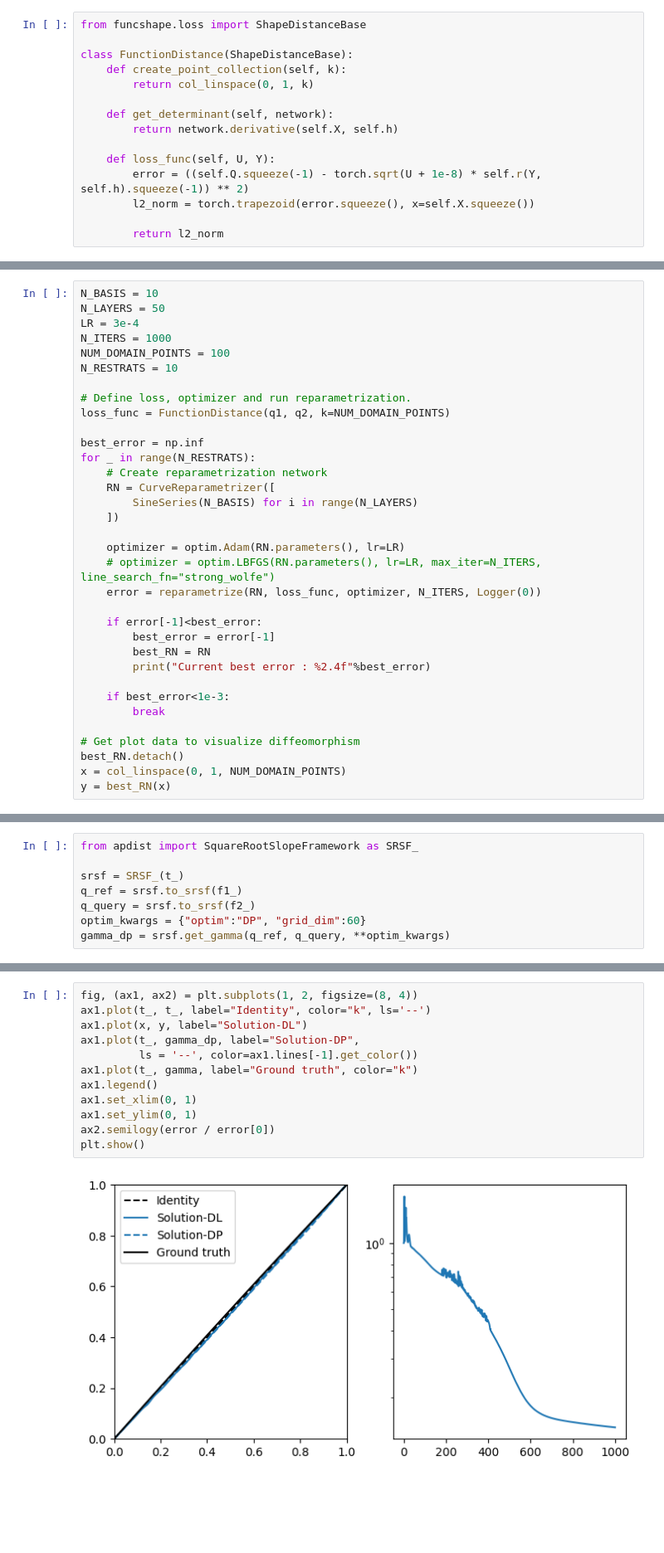
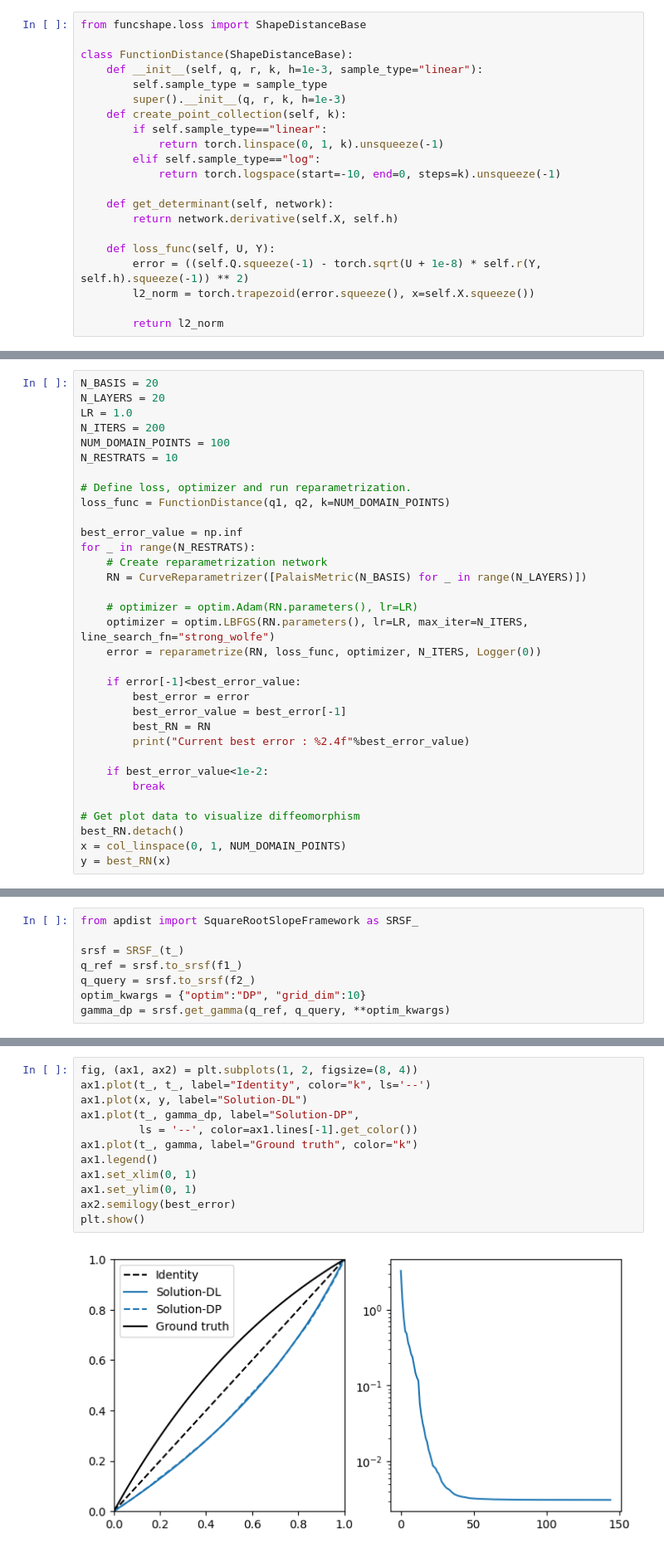
Before and after one commit to kiranvad/funcshape, a Jupyter notebook: notebooks/functions.ipynb, the cells around one changed output, grey strips where cells are left out. Shown at 83% size. Saved outputs shown, nothing was run; the diff lists cells and outputs as text; blank space fills up the shorter version.

Commit message:
add L2 and Palais metric for warping function basis

```diff
--- a/notebooks/functions.ipynb
+++ b/notebooks/functions.ipynb
@@ -128,8 +131,14 @@ plt.show()
 from funcshape.loss import ShapeDistanceBase
 
 class FunctionDistance(ShapeDistanceBase):
+    def __init__(self, q, r, k, h=1e-3, sample_type="linear"):
+        self.sample_type = sample_type
+        super().__init__(q, r, k, h=1e-3)
     def create_point_collection(self, k):
-        return col_linspace(0, 1, k)
+        if self.sample_type=="linear":
+            return torch.linspace(0, 1, k).unsqueeze(-1)
+        elif self.sample_type=="log":
+            return torch.logspace(start=-10, end=0, steps=k).unsqueeze(-1)
 
     def get_determinant(self, network):
         return network.derivative(self.X, self.h)
@@ -142,31 +216,30 @@ class FunctionDistance(ShapeDistanceBase):
 # %%
-N_BASIS = 10
-N_LAYERS = 50
-LR = 3e-4
-N_ITERS = 1000
+N_BASIS = 20
+N_LAYERS = 20
+LR = 1.0
+N_ITERS = 200
 NUM_DOMAIN_POINTS = 100
 N_RESTRATS = 10
 
 # Define loss, optimizer and run reparametrization.
 loss_func = FunctionDistance(q1, q2, k=NUM_DOMAIN_POINTS)
 
-best_error = np.inf
+best_error_value = np.inf
 for _ in range(N_RESTRATS):
     # Create reparametrization network
-    RN = CurveReparametrizer([
-        SineSeries(N_BASIS) for i in range(N_LAYERS)
-    ])
+    RN = CurveReparametrizer([PalaisMetric(N_BASIS) for _ in range(N_LAYERS)])
 
-    optimizer = optim.Adam(RN.parameters(), lr=LR)
-    # optimizer = optim.LBFGS(RN.parameters(), lr=LR, max_iter=N_ITERS, line_search_fn="strong_wolfe")
+    # optimizer = optim.Adam(RN.parameters(), lr=LR)
+    optimizer = optim.LBFGS(RN.parameters(), lr=LR, max_iter=N_ITERS, line_search_fn="strong_wolfe")
     error = reparametrize(RN, loss_func, optimizer, N_ITERS, Logger(0))
 
-    if error[-1]<best_error:
-        best_error = error[-1]
+    if error[-1]<best_error_value:
+        best_error = error
+        best_error_value = best_error[-1]
         best_RN = RN
-        print("Current best error : %2.4f"%best_error)
+        print("Current best error : %2.4f"%best_error_value)
 
-    if best_error<1e-3:
+    if best_error_value<1e-2:
         break
 
 # Get plot data to visualize diffeomorphism
@@ -182,7 +254,7 @@ from apdist import SquareRootSlopeFramework as SRSF_
 srsf = SRSF_(t_)
 q_ref = srsf.to_srsf(f1_)
 q_query = srsf.to_srsf(f2_)
-optim_kwargs = {"optim":"DP", "grid_dim":60}
+optim_kwargs = {"optim":"DP", "grid_dim":10}
 gamma_dp = srsf.get_gamma(q_ref, q_query, **optim_kwargs)
 # %%
 # Plot reparametrized curves and original
@@ -200,14 +272,14 @@ plt.show()
 # %%
 fig, (ax1, ax2) = plt.subplots(1, 2, figsize=(8, 4))
 ax1.plot(t_, t_, label="Identity", color="k", ls='--')
 ax1.plot(x, y, label="Solution-DL")
 ax1.plot(t_, gamma_dp, label="Solution-DP",
          ls = '--', color=ax1.lines[-1].get_color())
 ax1.plot(t_, gamma, label="Ground truth", color="k")
 ax1.legend()
 ax1.set_xlim(0, 1)
 ax1.set_ylim(0, 1)
-ax2.semilogy(error / error[0])
+ax2.semilogy(best_error)
 plt.show()
 # %% [output]
-[figure, old version]
+[figure, new version]
```
Also changed, not shown: parts of 9 cells of this notebook, 1 other file.
